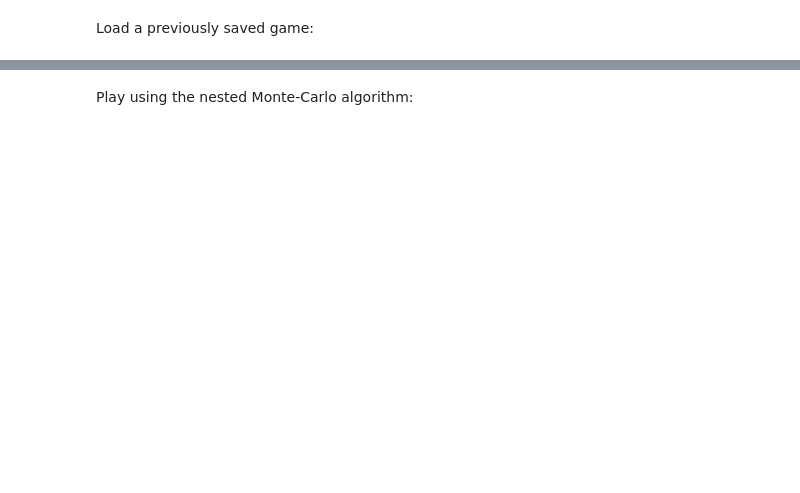
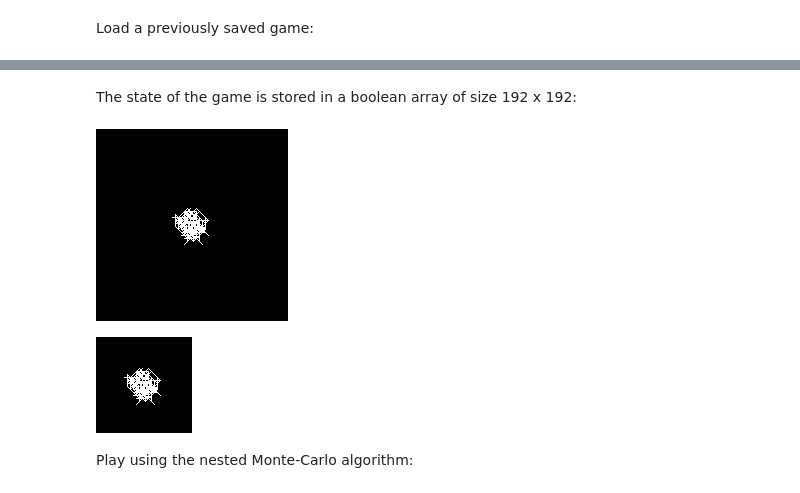
Before and after one commit to gillioz/MorpionSolitaire, a Jupyter notebook: cpp/PyMorpionSolitaire.ipynb, the cells around one changed output, grey strips where cells are left out. Saved outputs shown, nothing was run; the diff lists cells and outputs as text; code cells hidden in the pictures; blank space fills up the shorter version.

Commit message:
add feature to export image

```diff
--- a/cpp/PyMorpionSolitaire.ipynb
+++ b/cpp/PyMorpionSolitaire.ipynb
@@ -70,3 +72,13 @@ game.print()
+# %% [markdown]
+The state of the game is stored in a boolean array of size 192 x 192:
+# %%
+Image.fromarray(game.image())
+# %% [output]
+[figure, added]
+# %%
+Image.fromarray(game.image()[48:144, 48:144])
+# %% [output]
+[figure, added]
 # %% [markdown]
 Play using the nested Monte-Carlo algorithm:
 # %%
```
Also changed, not shown: parts of 9 cells of this notebook, 3 other files.
